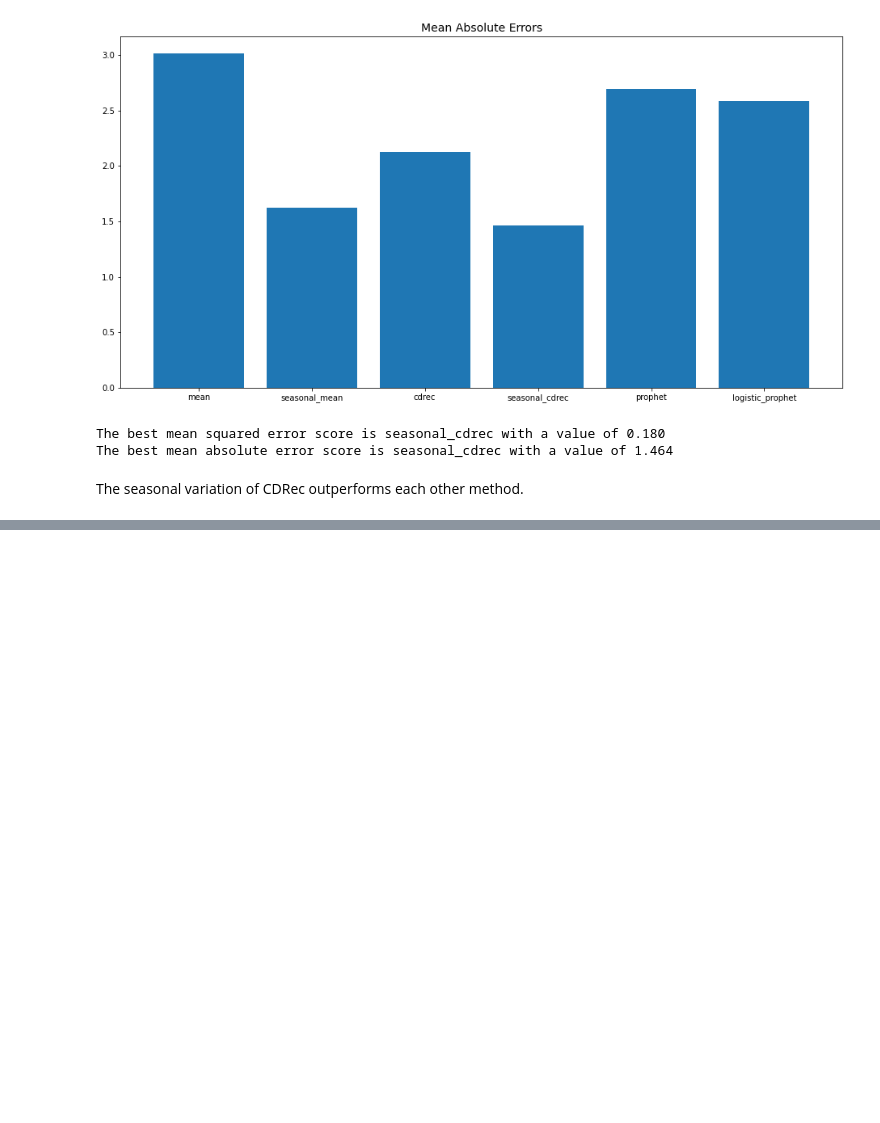
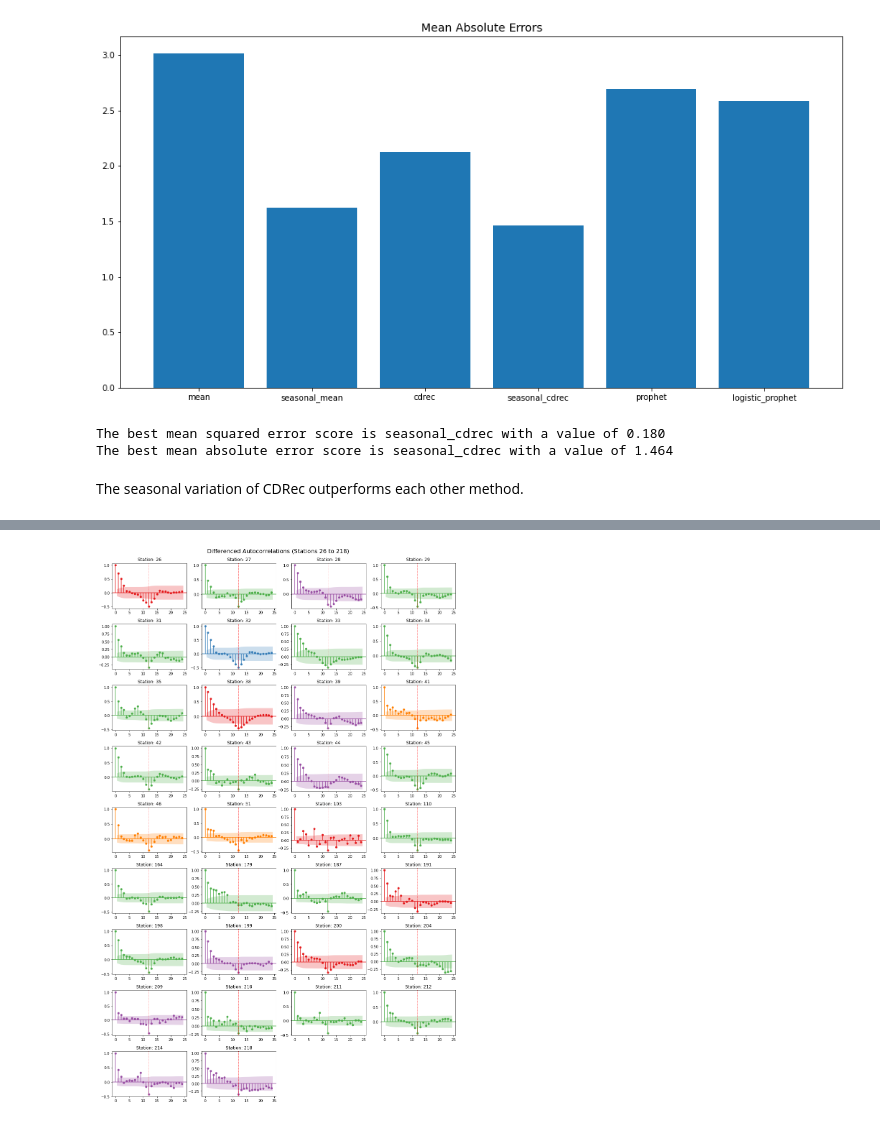
Before and after one commit to nmwodarz/mndot-traffic-project, a Jupyter notebook: code/3. Imputation.ipynb, the cells around one changed output, grey strips where cells are left out. Cells and saved outputs as stored; diff of their text form; code cells hidden in the pictures; blank space fills up the shorter version.

```diff
--- a/code/3. Imputation.ipynb
+++ b/code/3. Imputation.ipynb
@@ -715,0 +788,15 @@ df.to_pickle(nonimputed_full_file_name)
+# %%
+kpss_stats = {}
+kpss_p_values = {}
+adf_stats = {}
+adf_p_values = {}
+for station_id in df.columns:
+    ts = df.loc[:,station_id]
+    kpss_test = kpss(ts, regression='ct', nlags='legacy')
+    kpss_stats[station_id] = kpss_test[0]
+    kpss_p_values[station_id] = kpss_test[1]
+    adf_test = adfuller(ts)
+    adf_stats[station_id] = adf_test[0]
+    adf_p_values[station_id] = adf_test[1]
+
+stationarity_df = pd.DataFrame({'adf': adf_stats, 'kpss': kpss_stats, 'adf_p': adf_p_values, 'kpss_p': kpss_p_values})
@@ -715,0 +864,23 @@ df.to_pickle(nonimputed_full_file_name)
+# %%
+figsize=(14,40)
+
+fig = plt.figure(figsize=figsize)
+for idx, station_id in enumerate(station_ids_a):
+    class_index = class_indices[station_id]
+    color = palette_colors[class_index]
+    c = idx % 4
+    r = idx // 4
+    ax = fig.add_subplot(17, 4, idx+1)
+    plot_acf(df.diff(12).loc[:,station_id], ax=ax, alpha=0.05, fft=True, missing='conservative',
+            title='Station: ' + str(station_id), color=color, vlines_kwargs={"colors": color});
+    #get polygon patch collections and change their color
+    for item in ax.collections:
+        if type(item)==PolyCollection:
+            item.set_facecolor(color)
+    ax.axvline(x=12, linewidth=1, linestyle=':', color='r');
+plt.tight_layout();
+fig.savefig('../LaTeX/figures/autocorrelations_diff_a.png', bbox_inches='tight');
+plt.suptitle(f'Differenced Autocorrelations (Stations {station_ids_a[0]} to {station_ids_a[-1]})', y=1.005, fontsize=16);
+plt.show()
+# %% [output]
+[figure, added]
```
Also changed, not shown: parts of 15 cells of this notebook, 4 other files.
